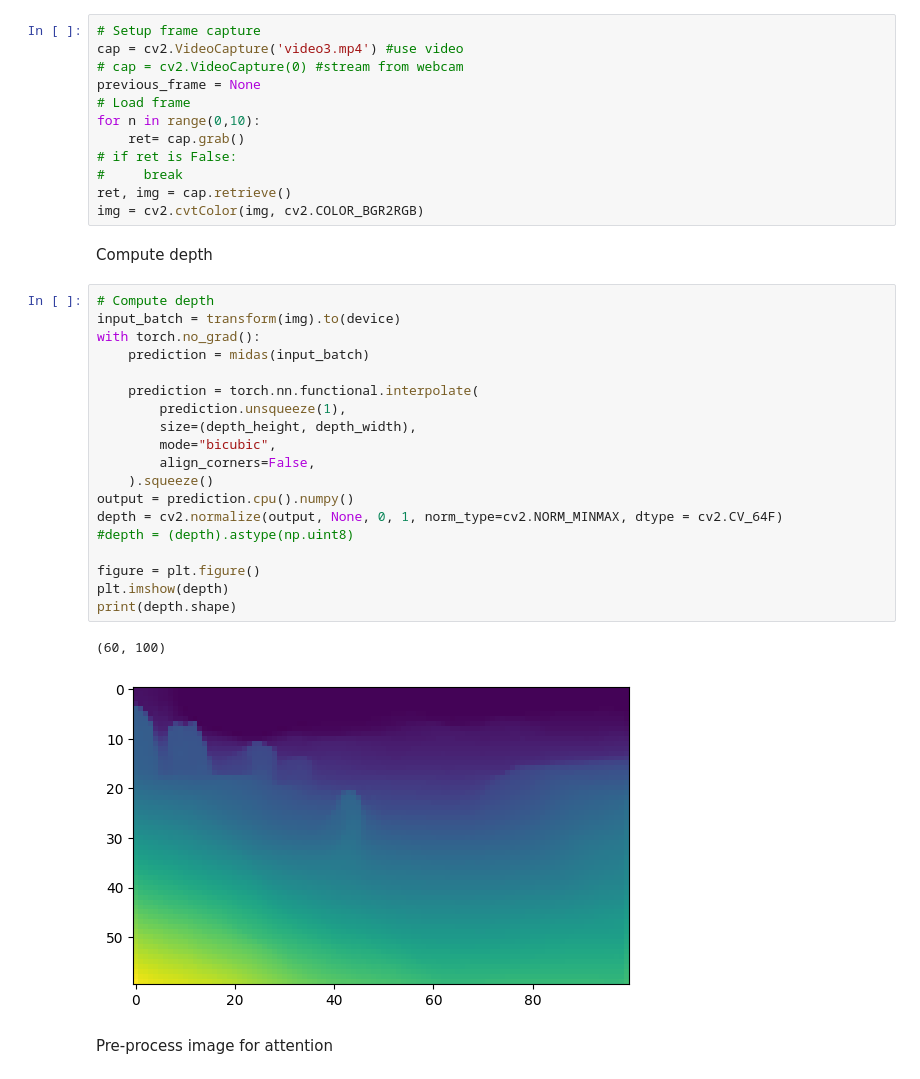
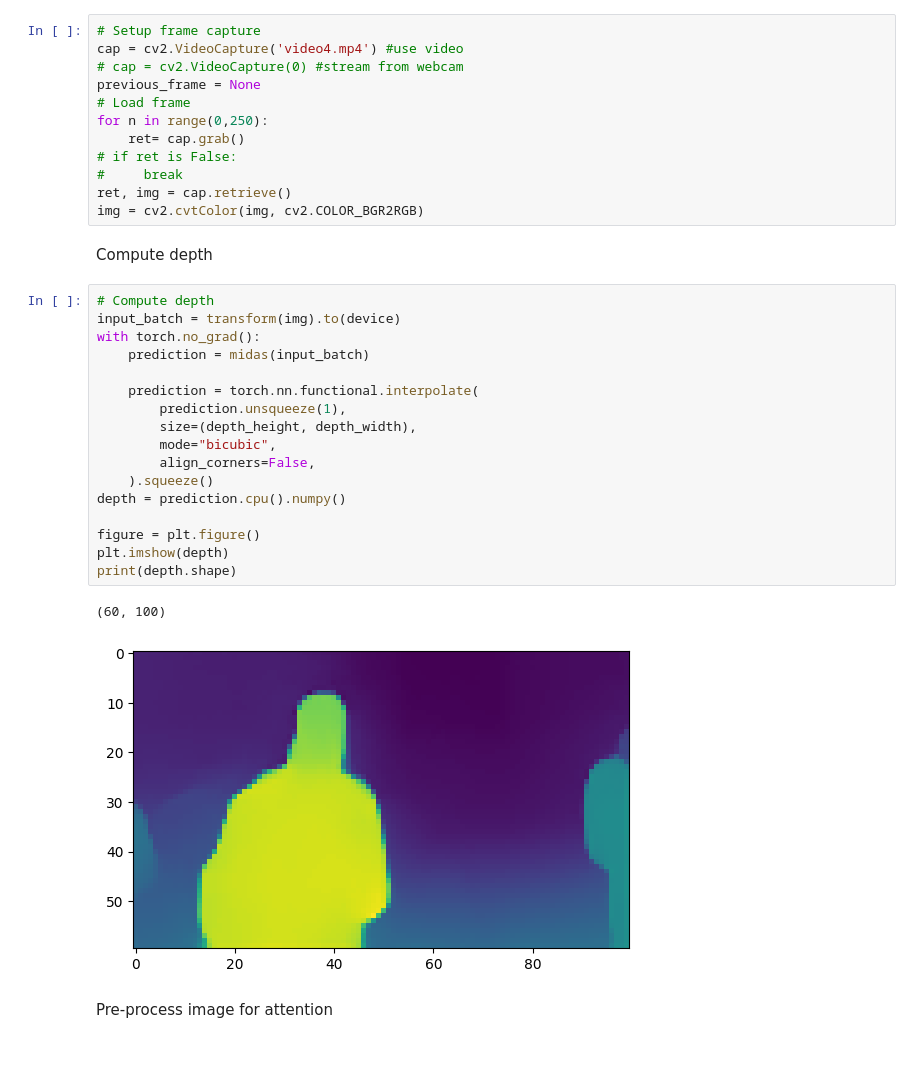
Before and after one commit to brianjohnson555/HapticDisplay, a Jupyter notebook: vis_attention_video.ipynb, the cells around one changed output. Drawn from its saved outputs; the diff is of its cells as text.

```diff
--- a/vis_attention_video.ipynb
+++ b/vis_attention_video.ipynb
@@ -57,10 +57,10 @@ Using cache found in C:\Users\bjohnson/.cache\torch\hub\intel-isl_MiDaS_master
 # %%
 # Setup frame capture
-cap = cv2.VideoCapture('video3.mp4') #use video
+cap = cv2.VideoCapture('video4.mp4') #use video
 # cap = cv2.VideoCapture(0) #stream from webcam
 previous_frame = None
 # Load frame
-for n in range(0,10):
+for n in range(0,250):
     ret= cap.grab()
 # if ret is False:
 #     break
@@ -71,25 +71,23 @@ Compute depth
 # %%
 # Compute depth
 input_batch = transform(img).to(device)
 with torch.no_grad():
     prediction = midas(input_batch)
 
     prediction = torch.nn.functional.interpolate(
         prediction.unsqueeze(1),
         size=(depth_height, depth_width),
         mode="bicubic",
         align_corners=False,
     ).squeeze()
-output = prediction.cpu().numpy()
-depth = cv2.normalize(output, None, 0, 1, norm_type=cv2.NORM_MINMAX, dtype = cv2.CV_64F)
-#depth = (depth).astype(np.uint8)
+depth = prediction.cpu().numpy()
 
 figure = plt.figure()
 plt.imshow(depth)
 print(depth.shape)
 # %% [output]
 (60, 100)
-[figure, old version]
+[figure, new version]
 # %% [markdown]
 Pre-process image for attention
 # %%
```
Also changed, not shown: parts of 7 cells of this notebook, 6 other files.
